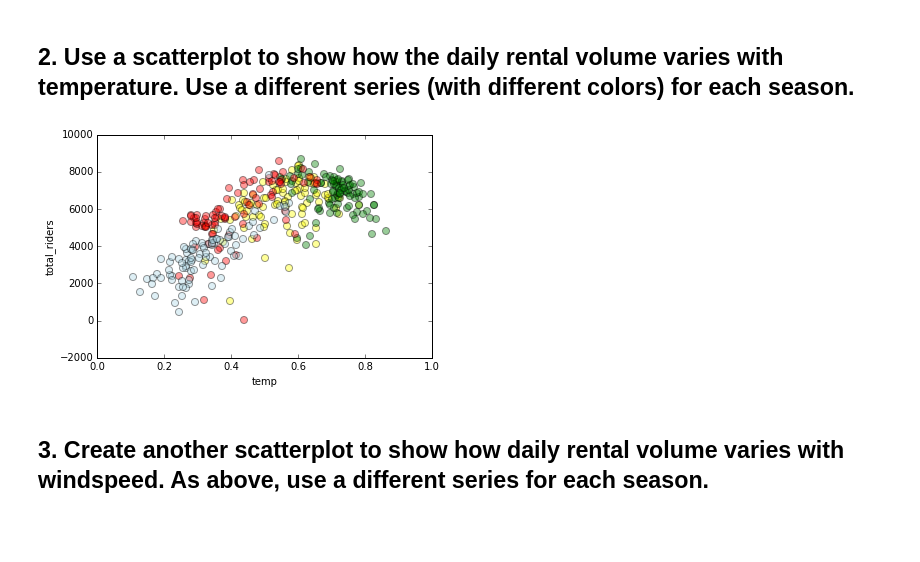
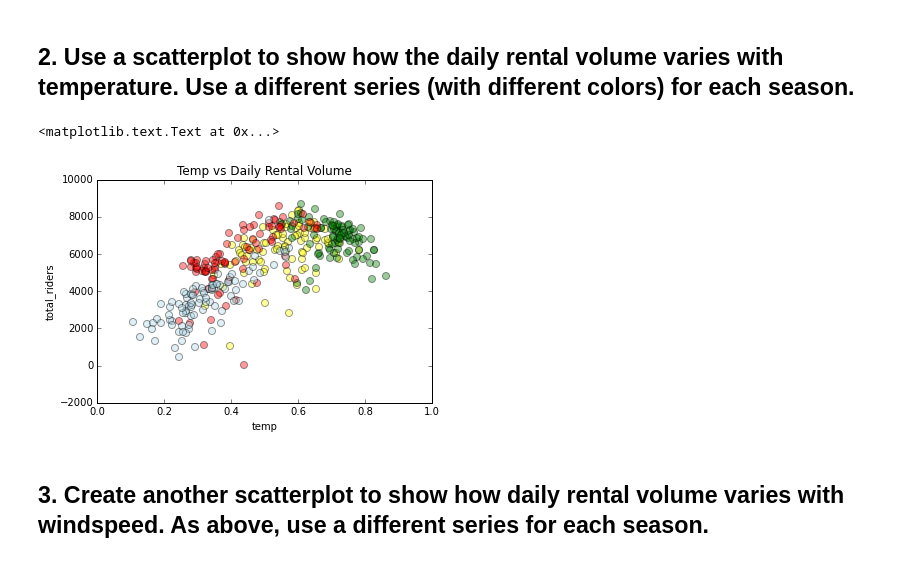
Before and after one commit to tlake/bikeshare, a Jupyter notebook: bikeshare_plots.ipynb, the cells around one changed output. Cells and saved outputs as stored; diff of their text form; code cells hidden in the pictures; blank space fills up the shorter version.

```diff
--- a/bikeshare_plots.ipynb
+++ b/bikeshare_plots.ipynb
@@ -113,9 +113,11 @@ winter_daily_vol = weather.loc[weather['season_desc'] == 'winter']
 # %%
 spr_ax = spring_daily_vol.plot(kind='scatter', x='temp', y='total_riders', c='yellow', s=50, alpha=.4)
 sum_ax = summer_daily_vol.plot(kind='scatter', x='temp', y='total_riders', c='green', s=50, alpha=.4, ax=spr_ax)
 fal_ax = fall_daily_vol.plot(kind='scatter', x='temp', y='total_riders', c='red', s=50, alpha=.4, ax=sum_ax)
 win_ax = winter_daily_vol.plot(kind='scatter', x='temp', y='total_riders', c='lightblue', s=50, alpha=.4, ax=fal_ax)
+plt.title('Temp vs Daily Rental Volume')
 # %% [output]
+<matplotlib.text.Text at 0x...>
-[figure, old version]
+[figure, new version]
 # %% [markdown]
 ## 3. Create another scatterplot to show how daily rental volume varies with windspeed.  As above, use a different series for each season.
```
Also changed, not shown: parts of 1 cell of this notebook.
